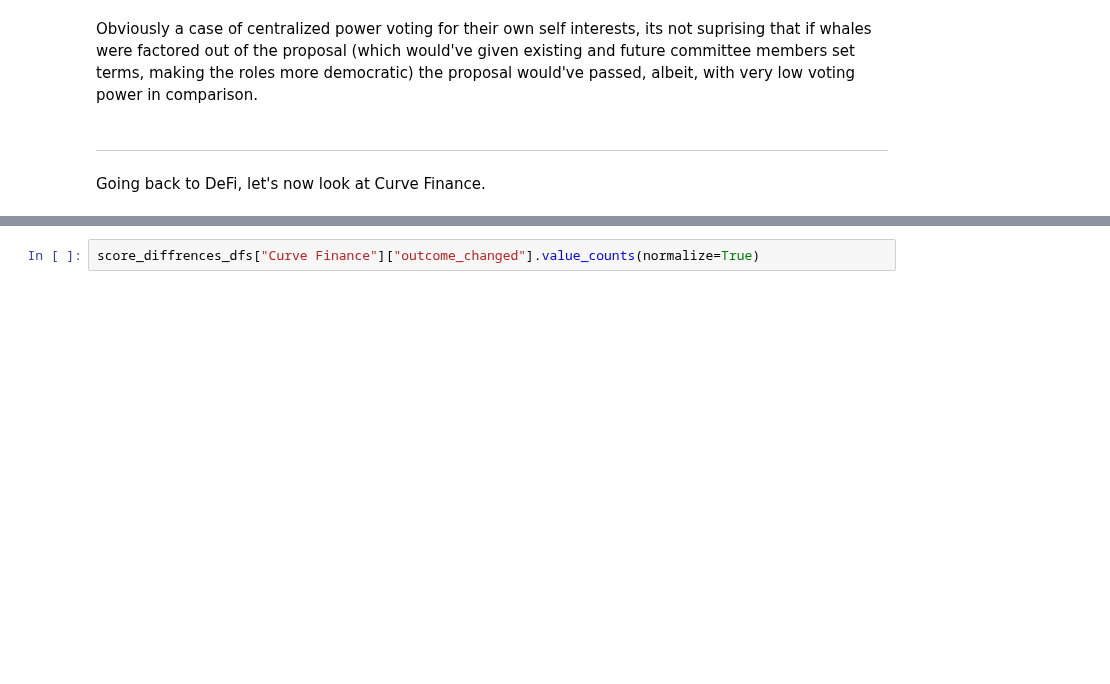
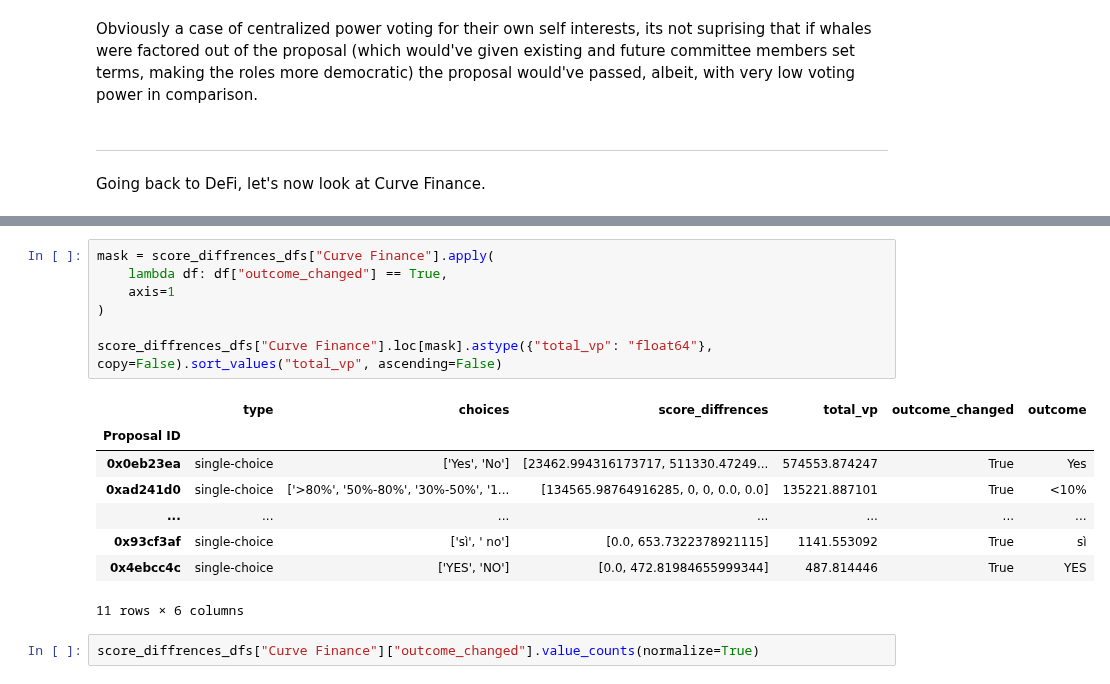
Before and after one commit to acemasterjb/gov_analysis, a Jupyter notebook: _sources/plutocracy_report.ipynb, the cells around one changed output, grey strips where cells are left out. Cells and saved outputs as stored; diff of their text form; blank space fills up the shorter version.

```diff
--- a/_sources/plutocracy_report.ipynb
+++ b/_sources/plutocracy_report.ipynb
@@ -356,3 +347,19 @@ score_diffrences_dfs["Curve Finance"]
+# %%
+mask = score_diffrences_dfs["Curve Finance"].apply(
+    lambda df: df["outcome_changed"] == True,
+    axis=1
+)
+
+score_diffrences_dfs["Curve Finance"].loc[mask].astype({"total_vp": "float64"}, copy=False).sort_values("total_vp", ascending=False)
+# %% [output]
+|  | type | choices | score_diffrences | total_vp | outcome_changed | outcome |
+| Proposal ID |  |  |  |  |  |  |
+| 0x0eb23ea | single-choice | ['Yes', 'No'] | [23462.994316173717, 511330.47249... | 574553.874247 | True | Yes |
+| 0xad241d0 | single-choice | ['>80%', '50%-80%', '30%-50%', '1... | [134565.98764916285, 0, 0, 0.0, 0.0] | 135221.887101 | True | <10% |
+| ... | ... | ... | ... | ... | ... | ... |
+| 0x93cf3af | single-choice | ['sì', ' no'] | [0.0, 653.7322378921115] | 1141.553092 | True | sì |
+| 0x4ebcc4c | single-choice | ['YES', 'NO'] | [0.0, 472.81984655999344] | 487.814446 | True | YES |
+11 rows × 6 columns
 # %%
 score_diffrences_dfs["Curve Finance"]["outcome_changed"].value_counts(normalize=True)
 # %% [output]
```
Also changed, not shown: parts of 29 cells of this notebook, 2 other files.
